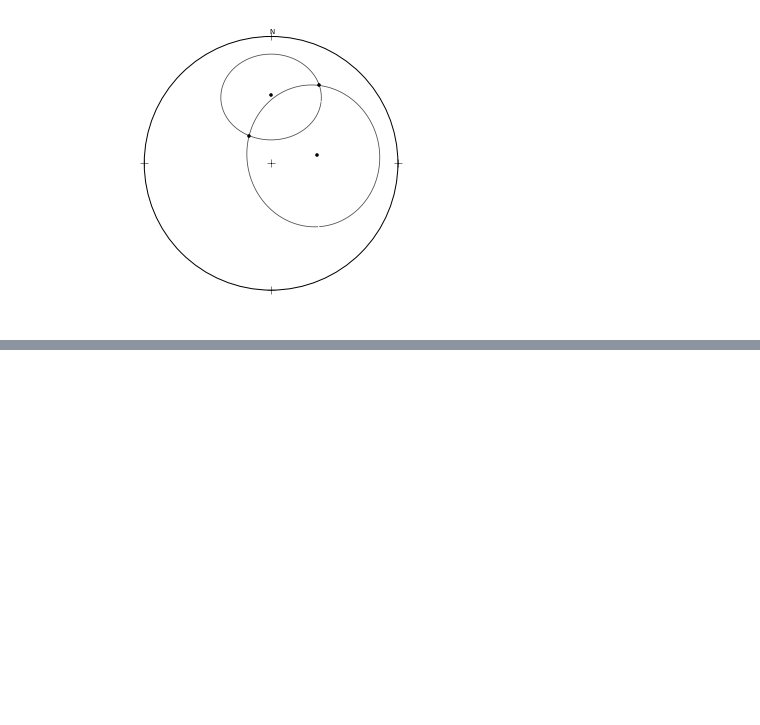
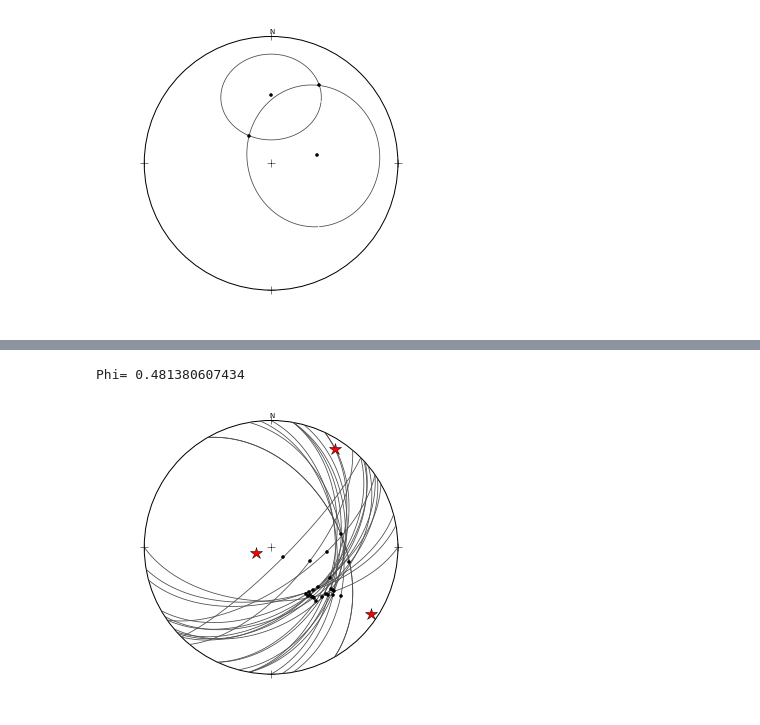
Before and after one commit to endarthur/autti, a Jupyter notebook: auttitude_testing.ipynb, the cells around one changed output, grey strips where cells are left out. Cells and saved outputs as stored; diff of their text form; code cells hidden in the pictures; blank space fills up the shorter version.

```diff
--- a/auttitude_testing.ipynb
+++ b/auttitude_testing.ipynb
@@ -114,0 +135,20 @@ plot.plot_poles(intersection)
+# %%
+dixie = np.loadtxt("dixie.txt", skiprows=1, delimiter=' ')
+dixie[:, 2] *= -1
+
+dixie_planes = at.PlaneData(at.dcos_plane(dixie[:,:2]))
+dixie_lines = at.LineData(at.dcos_rake(dixie))
+
+stress_matrix, residuals = at.stress.michael(dixie_planes, dixie_lines)
+stress_directions, (s1, s2, s3) = at.stress.principal_stresses(stress_matrix)
+print "Phi=", (s2-s3)/(s1-s3)
+
+fig, ax = plt.subplots(figsize=(5, 5))
+plot = at.ProjectionPlot(ax)
+plot.clear_diagram()
+plot.plot_poles(dixie_lines)
+plot.plot_circles(dixie_planes.great_circle())
+plot.plot_poles(stress_directions, marker='*', ms=12, c='r')
+# %% [output]
+Phi= 0.481380607434
+[figure, added]
```
Also changed, not shown: parts of 1 cell of this notebook, 4 other files.
